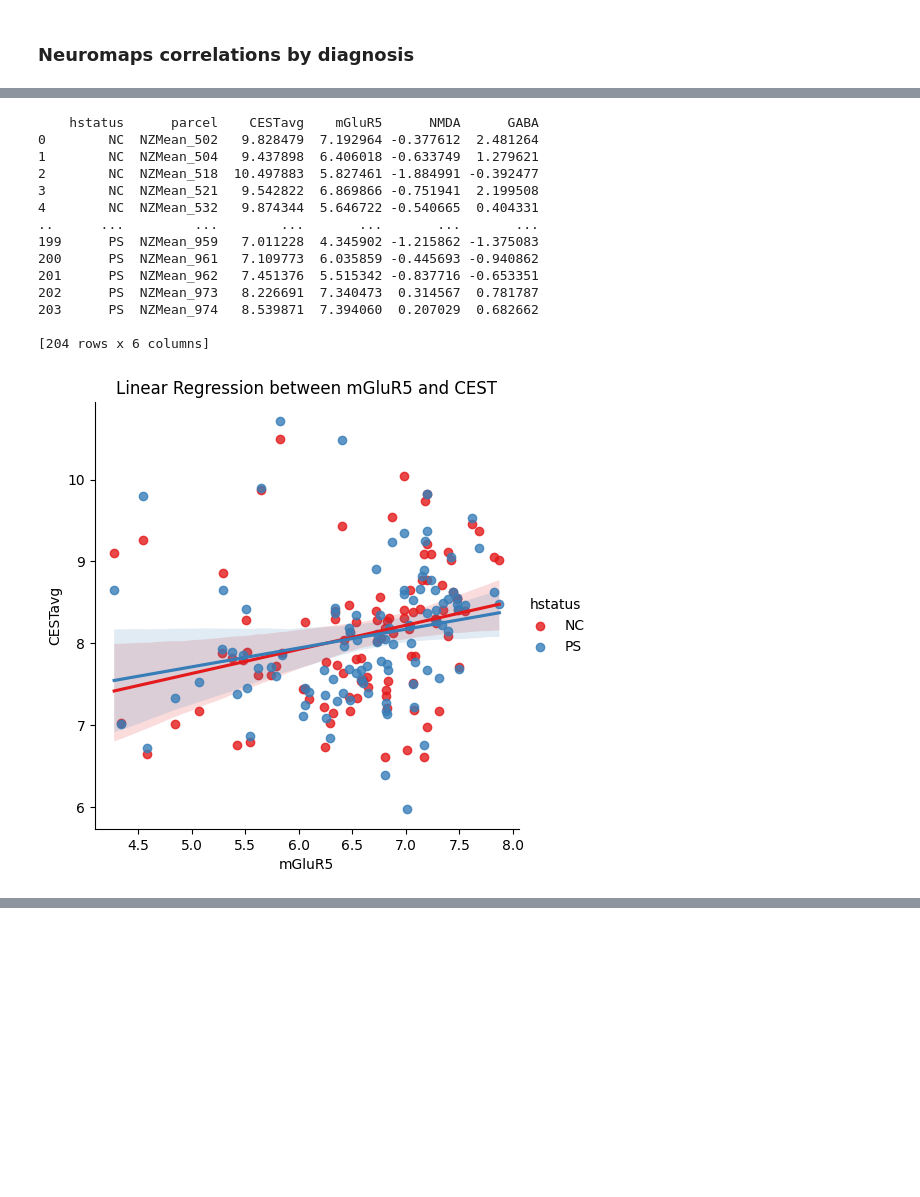
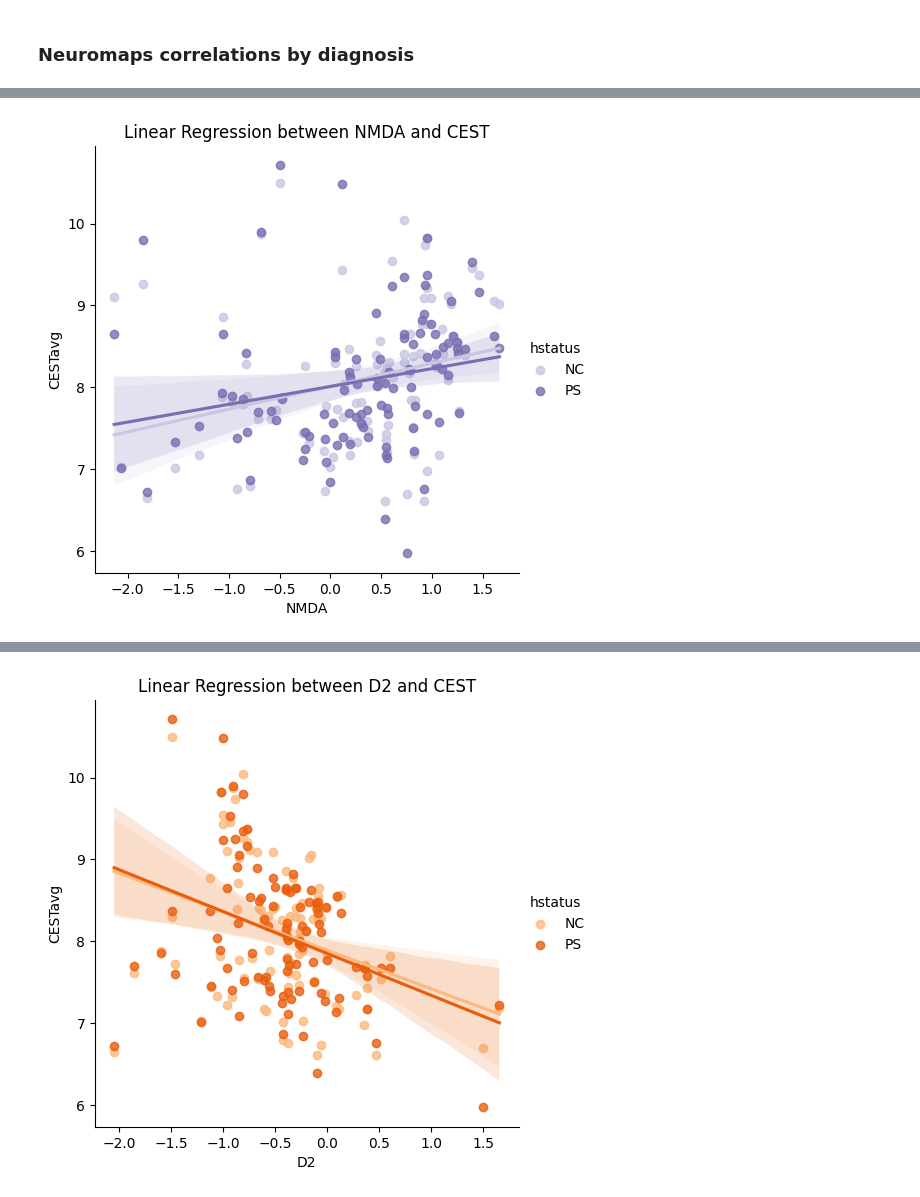
Before and after one commit to pecsok/glucest-rsfmri, a Jupyter notebook: fmri_pipeline/parcellated_pipeline/S1000_figures_gluconnectivity.ipynb, the cells around one changed output, grey strips where cells are left out. Cells and saved outputs as stored; diff of their text form; code cells hidden in the pictures; blank space fills up the shorter version.

Commit message:
updated nmaps pipeline

```diff
--- a/fmri_pipeline/parcellated_pipeline/S1000_figures_gluconnectivity.ipynb
+++ b/fmri_pipeline/parcellated_pipeline/S1000_figures_gluconnectivity.ipynb
@@ -25,7 +25,7 @@ fieldstrength = '3T'
 atlas = 'S1000'
 bblids = []
 sesids = []
-nmaps = ["mGluR5", "NMDA","GABA"]
+nmaps = ["NMDA", "mGluR5", "GABA","D2"]
 diag_scores = ["dx_pscat", "hstatus","sex", "age", "race","ethnic"] # ,"axis1_desc1","axis1_stat1"
 diag_details = ["axis1_desc1", "axis1_desc2", "axis1_desc3","axis1_desc4","axis1_desc5", "axis1_desc6"]
 #subjlist = subjlist[subjlist['fieldstrength'] == fieldstrength]
@@ -373,8 +510,9 @@ cestdata = grp_df
 # %%
 from itertools import repeat
 # Read in nmap data
-nmapsdf = pd.read_csv("receptor_data_scale1000_17.csv", sep=',', header=None)
-nmapsdf.columns = nmaps
+nmapsdf = pd.read_csv("/Users/pecsok/projects/Neuromaps/pecsok_pfns/neuromaps/results/receptor_data_scale1000_17.csv", sep=',')
+#nmapsdf.columns = nmaps
+print(nmapsdf)
 nmapsdf.index = range(1,1001)
 
 
@@ -426,29 +560,24 @@ for nmap in nmaps:
 # %%
 # Loop through nmaps and make correlation plots
-print(cestdf)
+#print(cestdf[CESTavg].max())
+
+nmap_palette = {
+    "NMDA": "Purples",   # Replace with actual nmap names and desired palettes
+    "mGluR5": "Reds",
+    "GABA": "Greens",
+    "D2": "Oranges"
+    # Add more mappings as needed
+}
+
 for nmap in nmaps:
     cestdf[nmap] = pd.to_numeric(cestdf[nmap], errors='coerce')
     cestdf['CESTavg'] = pd.to_numeric(cestdf['CESTavg'], errors='coerce')
     plot_data = cestdf.dropna(subset=[nmap, 'CESTavg'])
-
-    plot = sns.lmplot(x=nmap, y='CESTavg', hue='hstatus', data=plot_data, palette="Set1")
+    palette = nmap_palette.get(nmap) # Default to "Set1" if nmap not in dictionary
+    plot = sns.lmplot(x=nmap, y='CESTavg', hue='hstatus', data=plot_data, palette=palette)
     plt.xlabel(nmap)
     plt.ylabel("CESTavg")
     plt.title('Linear Regression between ' + nmap + ' and CEST')
     plt.show()
 # %% [output]
-    hstatus      parcel    CESTavg    mGluR5      NMDA      GABA
-0        NC  NZMean_502   9.828479  7.192964 -0.377612  2.481264
-1        NC  NZMean_504   9.437898  6.406018 -0.633749  1.279621
-2        NC  NZMean_518  10.497883  5.827461 -1.884991 -0.392477
-3        NC  NZMean_521   9.542822  6.869866 -0.751941  2.199508
-4        NC  NZMean_532   9.874344  5.646722 -0.540665  0.404331
-..      ...         ...        ...       ...       ...       ...
-199      PS  NZMean_959   7.011228  4.345902 -1.215862 -1.375083
-200      PS  NZMean_961   7.109773  6.035859 -0.445693 -0.940862
-201      PS  NZMean_962   7.451376  5.515342 -0.837716 -0.653351
-202      PS  NZMean_973   8.226691  7.340473  0.314567  0.781787
-203      PS  NZMean_974   8.539871  7.394060  0.207029  0.682662
-
-[204 rows x 6 columns]
-[figure, old version]
+[figure, new version]
@@ -457,3 +586,4 @@ for nmap in nmaps:
+[figure, added]
 # %%
 for nmap in nmaps:
     for group in ["PS","NC"]:
```
Also changed, not shown: parts of 17 cells of this notebook, 35 other files.
